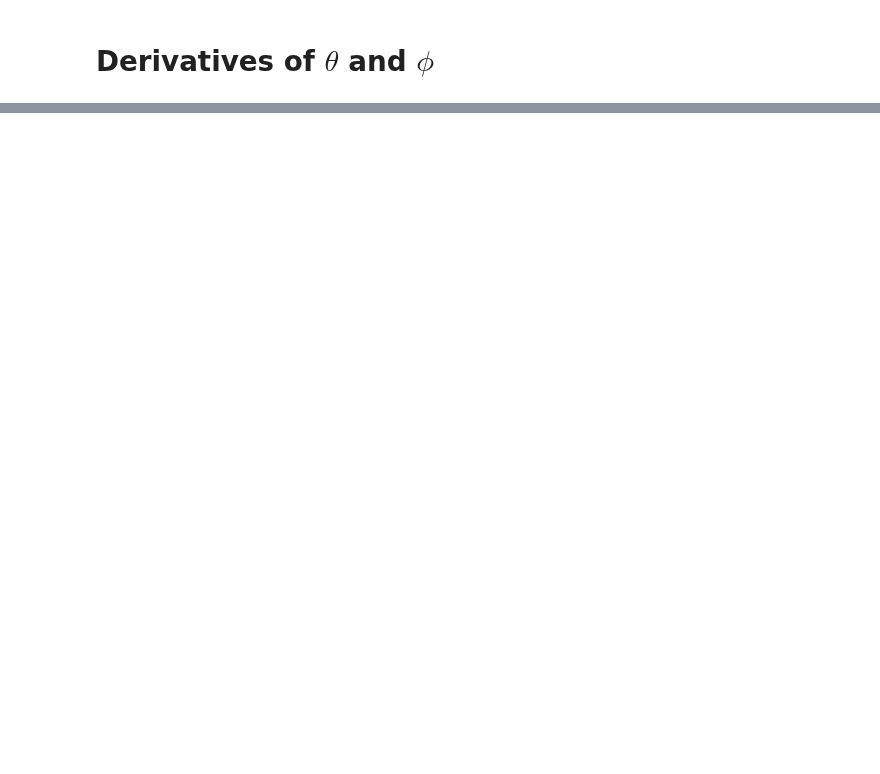
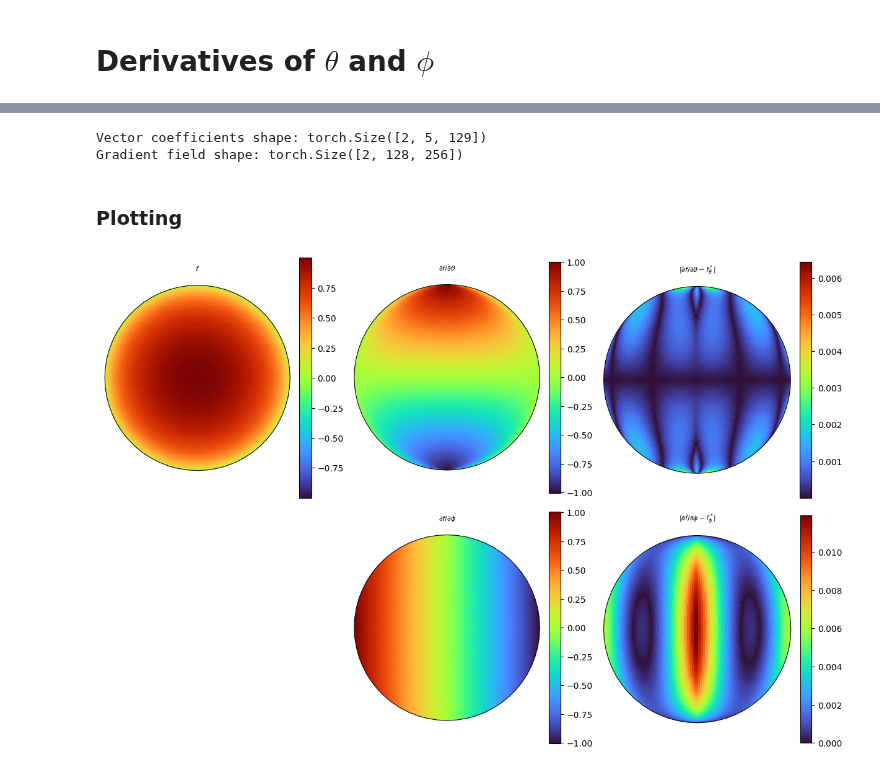
Before and after one commit to NVIDIA/torch-harmonics, a Jupyter notebook: notebooks/partial_derivatives.ipynb, the cells around one changed output, grey strips where cells are left out. Drawn from its saved outputs; the diff is of its cells as text; code cells hidden in the pictures; blank space fills up the shorter version.

Commit message:
Improved partial derivatives notebook

```diff
--- a/notebooks/partial_derivatives.ipynb
+++ b/notebooks/partial_derivatives.ipynb
@@ -197,0 +27,11 @@ Mean error phi:  0.9485484019412784
+# %%
+# Create a grid of theta and phi values
+n_theta, n_phi = 128, 256
+theta = torch.linspace(0, torch.pi, n_theta)
+phi = torch.linspace(0, 2 * torch.pi, n_phi)
+theta_grid, phi_grid = torch.meshgrid(theta, phi, indexing='ij')
+
+# Evaluate the function on the grid for f, nft and nfp
+f_grid = f(theta_grid, phi_grid)
+nft_grid = nft(theta_grid, phi_grid)
+nfp_grid = nfp(theta_grid, phi_grid)
@@ -197,0 +42,31 @@ Mean error phi:  0.9485484019412784
+# %%
+lmax = 5
+sh_coeffs = RealSHT(n_theta, n_phi, lmax=lmax)(f_grid)
+
+# We need to adapt the output of the SHT to be a vector field
+vector_coeffs = torch.zeros(2, sh_coeffs.shape[0], sh_coeffs.shape[1], dtype=sh_coeffs.dtype)
+vector_coeffs[0] = sh_coeffs
+
+nabla_f = InverseRealVectorSHT(n_theta, n_phi, lmax=lmax)(vector_coeffs)
+
+# Since from IVSHT we get 1/sin(theta) * d/dphi, we need to multiply by sin(theta) to get the correct gradient
+nabla_f[1] = nabla_f[1] * torch.sin(theta_grid)
+
+print(f"Vector coefficients shape: {vector_coeffs.shape}")  # Should be (2, lmax, mmax)
+print(f"Gradient field shape: {nabla_f.shape}")  # Should be (2, n_theta, n_phi)
+# %% [output]
+Vector coefficients shape: torch.Size([2, 5, 129])
+Gradient field shape: torch.Size([2, 128, 256])
+# %% [markdown]
+### Plotting
+# %%
+fig = plt.figure(layout='constrained', figsize=(12, 8))
+subfigs = fig.subfigures(2, 3)
+plot_sphere(f_grid,   fig=subfigs[0, 0], projection="orthographic", cmap="turbo", colorbar=True, title=r"$f$")
+plot_sphere(nabla_f[0],   fig=subfigs[0, 1], projection="orthographic", cmap="turbo", colorbar=True, title=r"${\partial f } / {\partial \theta}$")
+plot_sphere(nabla_f[1],   fig=subfigs[1, 1], projection="orthographic", cmap="turbo", colorbar=True, title=r"${\partial f } / {\partial \phi}$")
+plot_sphere(torch.abs(nabla_f[0] - nft_grid), fig=subfigs[0, 2], projection="orthographic", cmap="turbo", colorbar=True, title=r"$|{\partial f }/{\partial \theta} - f^*_{\theta}|$")
+plot_sphere(torch.abs(nabla_f[1] - nfp_grid), fig=subfigs[1, 2], projection="orthographic", cmap="turbo", colorbar=True, title=r"$|{\partial f }/{\partial \phi} - f^*_{\phi}|$")
+plt.show()
+# %% [output]
+[figure, added]
```
Also changed, not shown: parts of 16 cells of this notebook, 1 other file.
